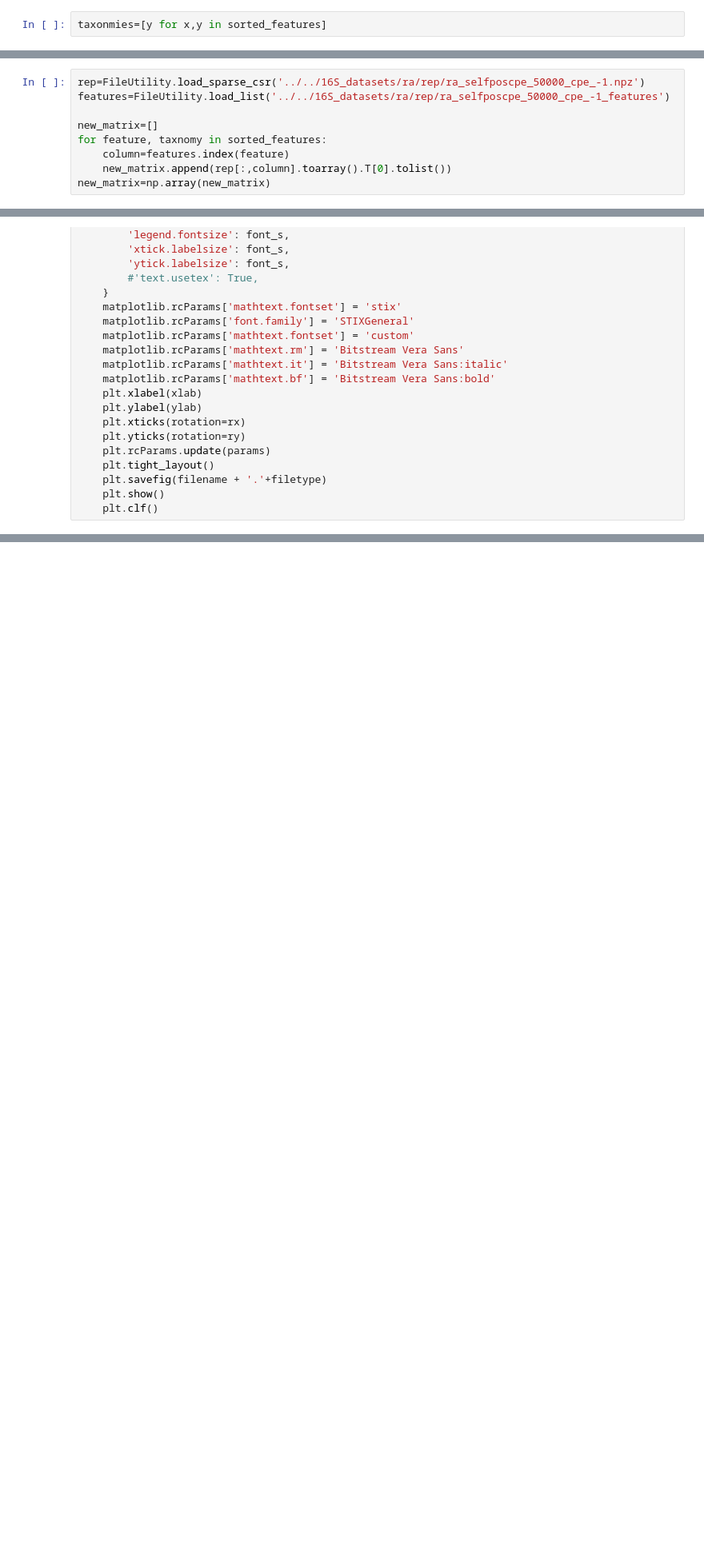
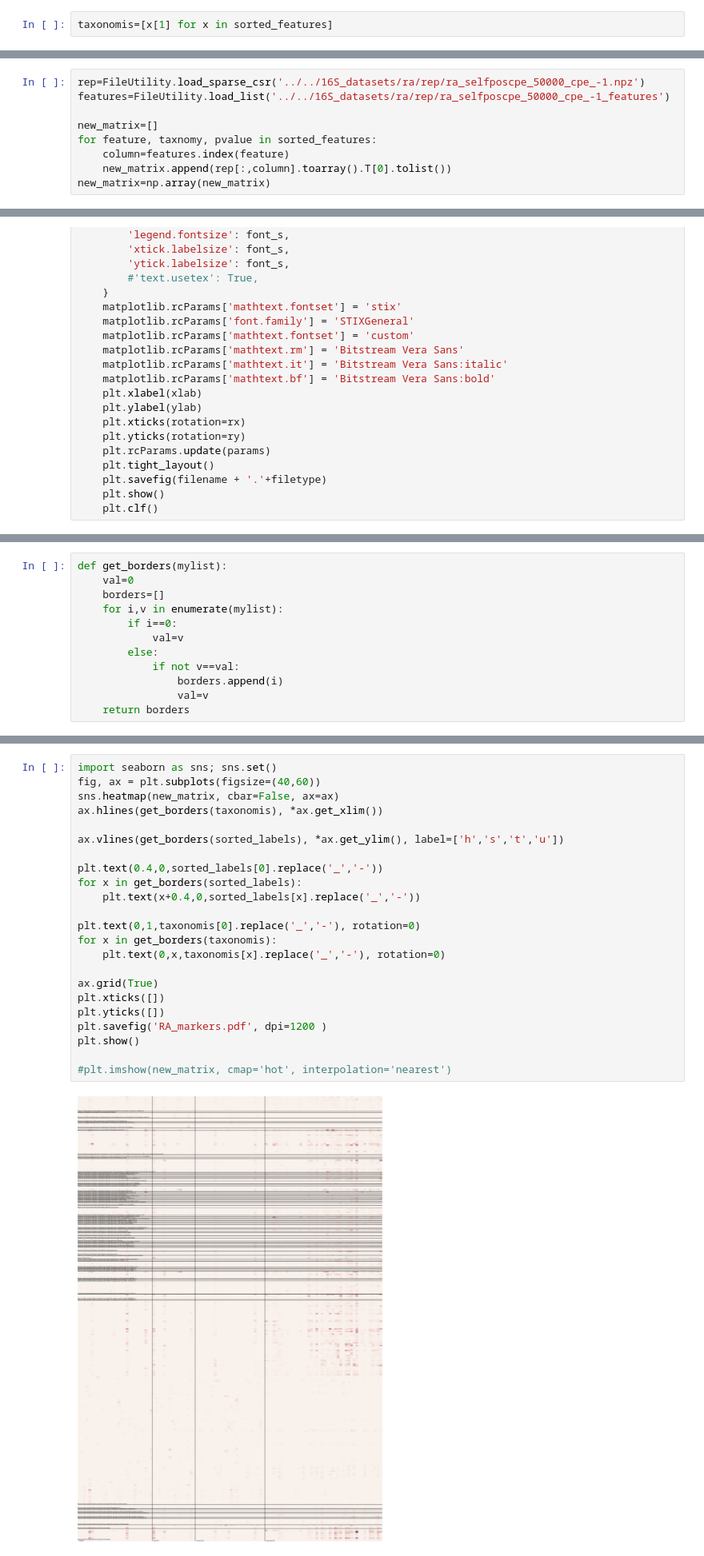
Before and after one commit to ehsanasgari/DiTaxa, a Jupyter notebook: notebook/RA.ipynb, the cells around one changed output, grey strips where cells are left out. Shown at 80% size. Drawn from its saved outputs; the diff is of its cells as text; blank space fills up the shorter version.

```diff
--- a/notebook/RA.ipynb
+++ b/notebook/RA.ipynb
@@ -181,2 +233,2 @@ len(sorted_features)
 # %%
-taxonmies=[y for x,y in sorted_features]
+taxonomis=[x[1] for x in sorted_features]
@@ -189,7 +247,7 @@ rep=FileUtility.load_sparse_csr('../../16S_datasets/ra/rep/ra_selfposcpe_50000_c
 features=FileUtility.load_list('../../16S_datasets/ra/rep/ra_selfposcpe_50000_cpe_-1_features')
 
 new_matrix=[]
-for feature, taxnomy in sorted_features:
+for feature, taxnomy, pvalue in sorted_features:
     column=features.index(feature)
     new_matrix.append(rep[:,column].toarray().T[0].tolist())
 new_matrix=np.array(new_matrix)
@@ -250,0 +301,12 @@ ValueError: Unknown format code 'd' for object of type 'float'
+# %%
+def get_borders(mylist):
+    val=0
+    borders=[]
+    for i,v in enumerate(mylist):
+        if i==0:
+            val=v
+        else:
+            if not v==val:
+                borders.append(i)
+                val=v
+    return borders
@@ -250,0 +317,25 @@ ValueError: Unknown format code 'd' for object of type 'float'
+# %%
+import seaborn as sns; sns.set()
+fig, ax = plt.subplots(figsize=(40,60))
+sns.heatmap(new_matrix, cbar=False, ax=ax)
+ax.hlines(get_borders(taxonomis), *ax.get_xlim())
+
+ax.vlines(get_borders(sorted_labels), *ax.get_ylim(), label=['h','s','t','u'])
+
+plt.text(0.4,0,sorted_labels[0].replace('_','-'))
+for x in get_borders(sorted_labels):
+    plt.text(x+0.4,0,sorted_labels[x].replace('_','-'))
+
+plt.text(0,1,taxonomis[0].replace('_','-'), rotation=0)
+for x in get_borders(taxonomis):
+    plt.text(0,x,taxonomis[x].replace('_','-'), rotation=0)
+
+ax.grid(True)
+plt.xticks([])
+plt.yticks([])
+plt.savefig('RA_markers.pdf', dpi=1200 )
+plt.show()
+
+#plt.imshow(new_matrix, cmap='hot', interpolation='nearest')
+# %% [output]
+[figure, added]
```
Also changed, not shown: parts of 17 cells of this notebook, 8 other files.
